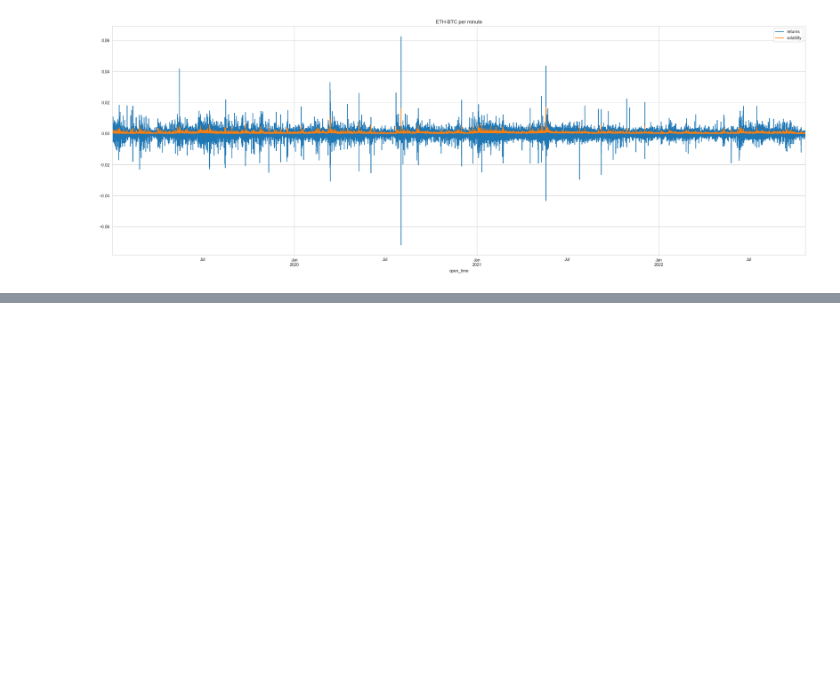
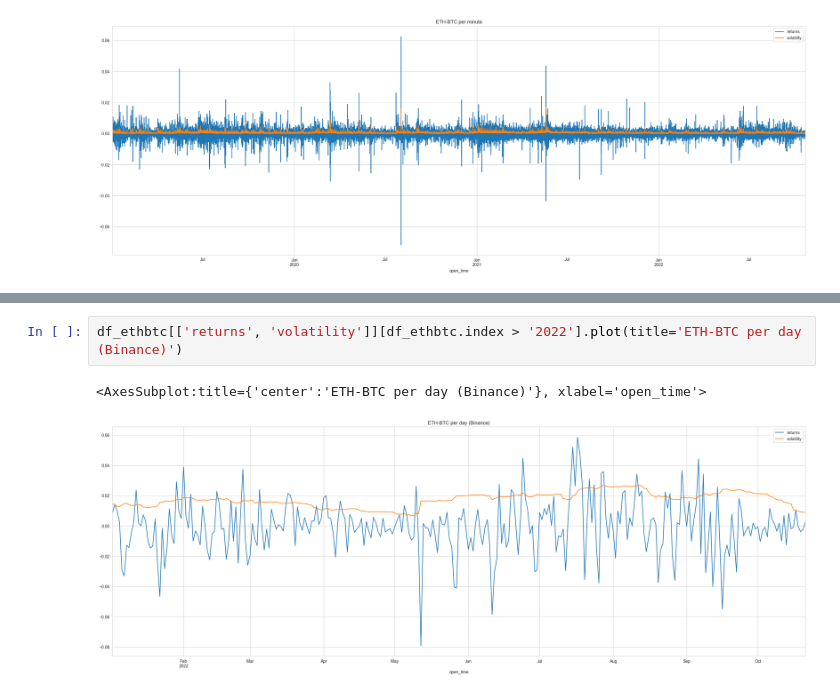
Before and after one commit to Badger-Finance/badger-influence-analytics, a Jupyter notebook: notebooks/ebtc_research/ethusdbtc_volatility.ipynb, the cells around one changed output, grey strips where cells are left out. Saved outputs shown, nothing was run; the diff lists cells and outputs as text; blank space fills up the shorter version.

```diff
--- a/notebooks/ebtc_research/ethusdbtc_volatility.ipynb
+++ b/notebooks/ebtc_research/ethusdbtc_volatility.ipynb
@@ -84,0 +109,5 @@ plt.show()
+# %%
+df_ethbtc[['returns', 'volatility']][df_ethbtc.index > '2022'].plot(title='ETH-BTC per day (Binance)')
+# %% [output]
+<AxesSubplot:title={'center':'ETH-BTC per day (Binance)'}, xlabel='open_time'>
+[figure, added]
```
Also changed, not shown: parts of 10 cells of this notebook, 2 other files.
